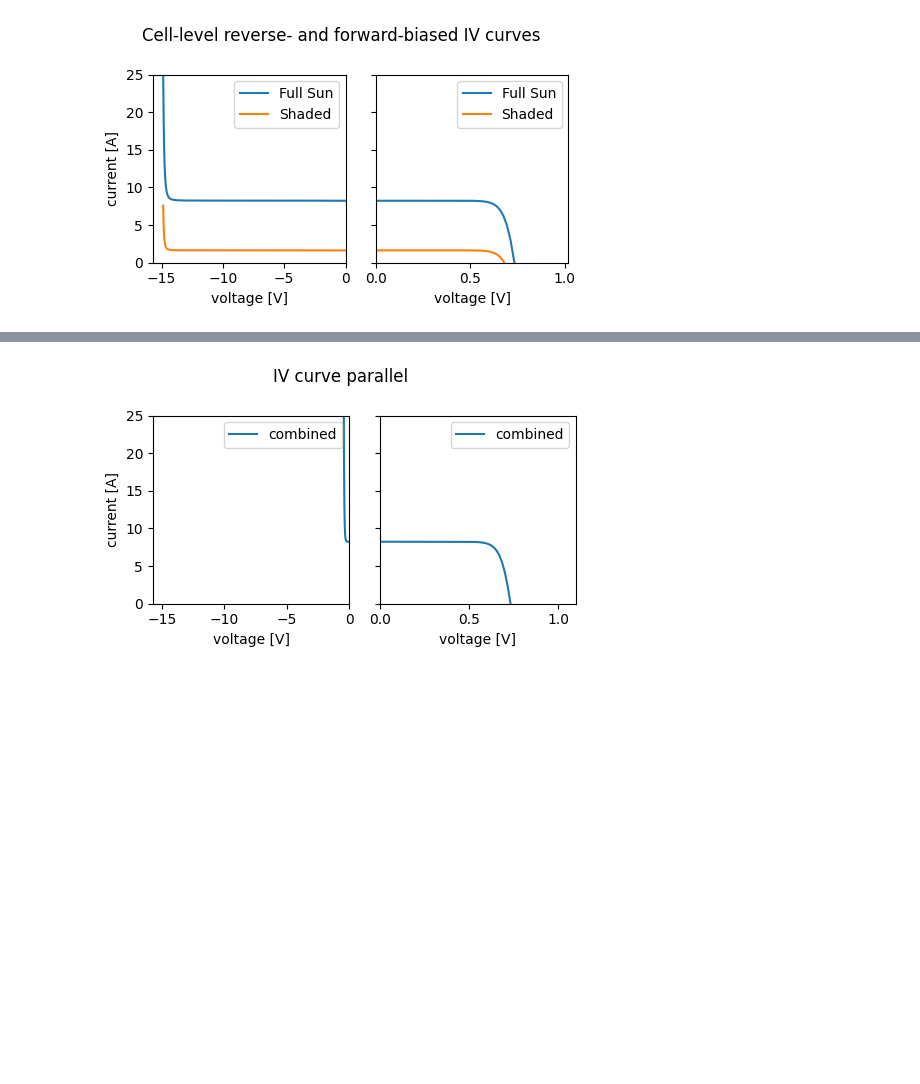
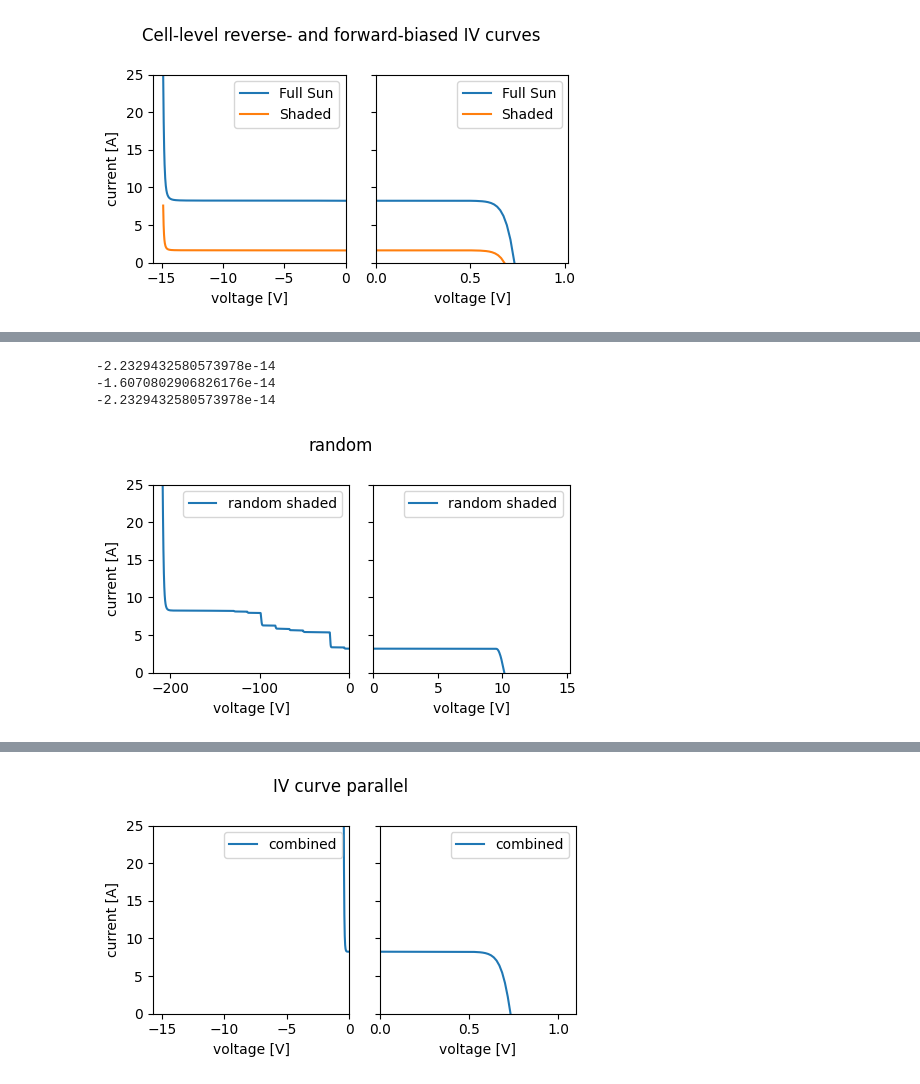
Before and after one commit to Snasgul/influence-trees-on-solar, a Jupyter notebook: pvlib-test.ipynb, the cells around one changed output, grey strips where cells are left out. Cells and saved outputs as stored; diff of their text form; code cells hidden in the pictures; blank space fills up the shorter version.

```diff
--- a/pvlib-test.ipynb
+++ b/pvlib-test.ipynb
@@ -159,3 +163,8 @@ def assemble_parallel(curves):
         i += i_diode
 
     return pd.DataFrame({'i': i, 'v': v})
+# %%
+def arr_to_module(arr):
+    rotated = np.flip(np.rot90(arr), axis=0)
+    combined = np.concatenate((rotated[::2], np.flip(rotated[1::2], axis=1)), axis=1)
+    return combined
@@ -213,6 +236,30 @@ def simulate_module(cell_parameters, poa_direct, poa_diffuse, Tcell,
     substring_curve = assemble_serial([full_substring_curve_shaded, full_substring_curve_lit])
     #print(np.array([full_substring_curve_shaded, full_substring_curve_lit]).shape)
     return substring_curve
+# %%
+def simulate_module_shaded(shadow_arr, poa_direct, poa_diffuse, Tcell,):
+
+    shadow_module = arr_to_module(shadow_arr)
+
+    iv_strings = []
+    for string in shadow_module:
+        # assemble_parallel([assemble_serial(simulate_full_curves(cell_parameters, string * poa_direct + poa_diffuse, Tcell)), bypass_diode()])
+        iv_strings.append(assemble_serial(simulate_full_curves(cell_parameters, string * poa_direct + poa_diffuse, Tcell)))
+
+    iv_module = assemble_serial(iv_strings)
+    return iv_strings
+
+
+
+
+test = 1- np.random.random((7,4))**5
+
+ax = plot_curves([simulate_module_shaded(test, 800, 200, 25)][0], labels=['random shaded'], title='random')
+# %% [output]
+-2.2329432580573978e-14
+-1.6070802906826176e-14
+-2.2329432580573978e-14
+[figure, added]
 # %%
 kwargs = {
     'cell_parameters': cell_parameters,
```
Also changed, not shown: parts of 5 cells of this notebook.
